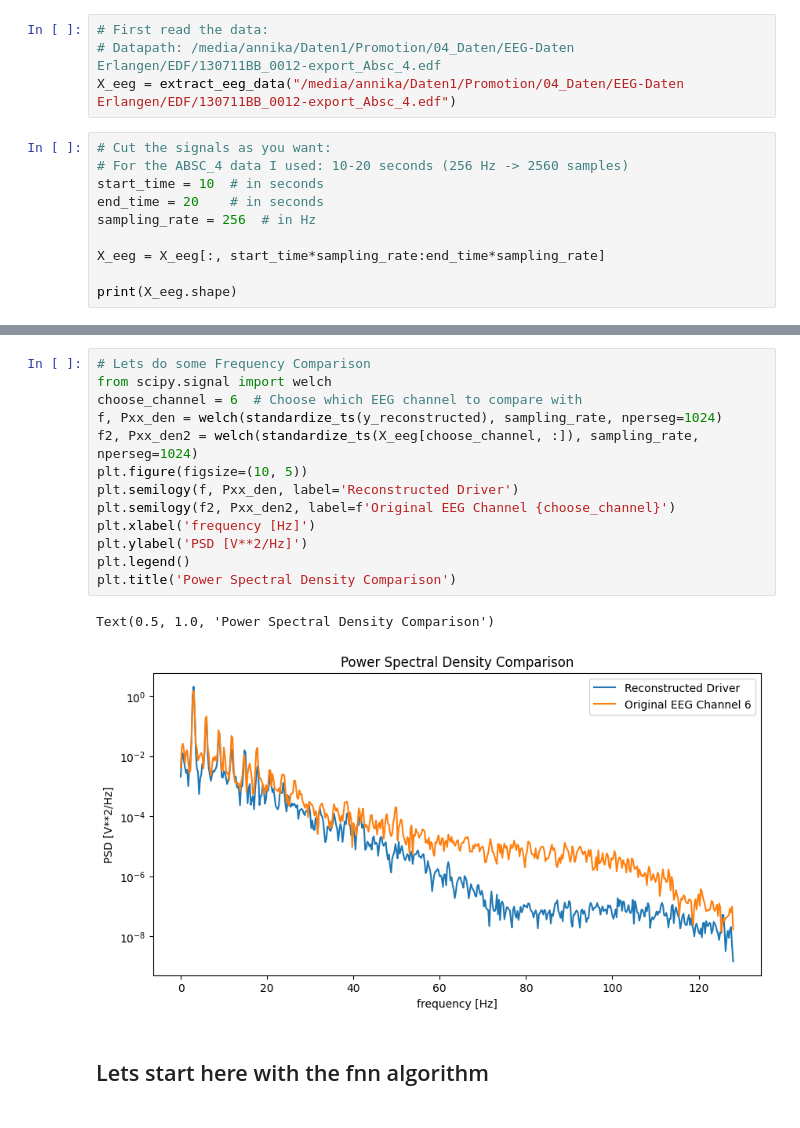
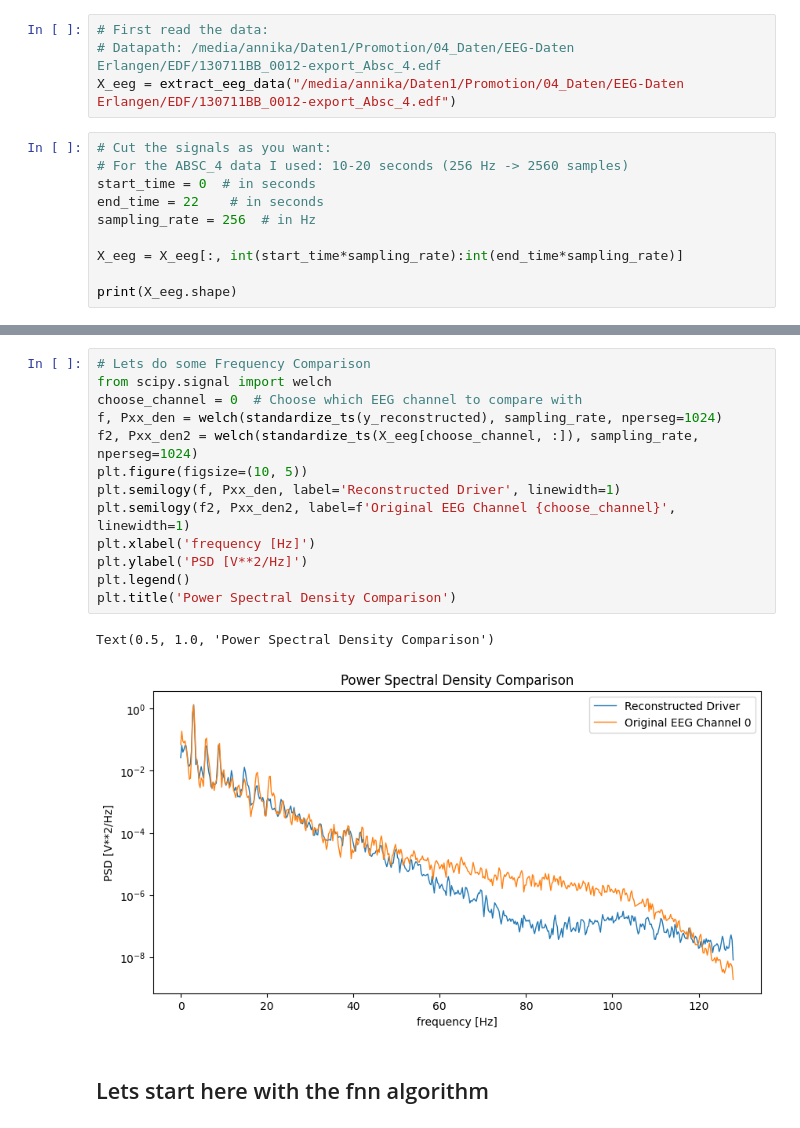
Before and after one commit to annikastiehl/shrec, a Jupyter notebook: demos.ipynb, the cells around one changed output, grey strips where cells are left out. Cells and saved outputs as stored; diff of their text form.

```diff
--- a/demos.ipynb
+++ b/demos.ipynb
@@ -241,11 +253,11 @@ X_eeg = extract_eeg_data("/media/annika/Daten1/Promotion/04_Daten/EEG-Daten Erla
 # %%
 # Cut the signals as you want:
 # For the ABSC_4 data I used: 10-20 seconds (256 Hz -> 2560 samples)
-start_time = 10  # in seconds
-end_time = 20    # in seconds
+start_time = 0  # in seconds
+end_time = 22    # in seconds
 sampling_rate = 256  # in Hz
 
-X_eeg = X_eeg[:, start_time*sampling_rate:end_time*sampling_rate]
+X_eeg = X_eeg[:, int(start_time*sampling_rate):int(end_time*sampling_rate)]
 
 print(X_eeg.shape)
 # %% [output]
@@ -279,18 +297,18 @@ plt.plot(standardize_ts(y_reconstructed))
 # %%
 # Lets do some Frequency Comparison
 from scipy.signal import welch
-choose_channel = 6  # Choose which EEG channel to compare with
+choose_channel = 0  # Choose which EEG channel to compare with
 f, Pxx_den = welch(standardize_ts(y_reconstructed), sampling_rate, nperseg=1024)
 f2, Pxx_den2 = welch(standardize_ts(X_eeg[choose_channel, :]), sampling_rate, nperseg=1024)
 plt.figure(figsize=(10, 5))
-plt.semilogy(f, Pxx_den, label='Reconstructed Driver')
-plt.semilogy(f2, Pxx_den2, label=f'Original EEG Channel {choose_channel}')
+plt.semilogy(f, Pxx_den, label='Reconstructed Driver', linewidth=1)
+plt.semilogy(f2, Pxx_den2, label=f'Original EEG Channel {choose_channel}', linewidth=1)
 plt.xlabel('frequency [Hz]')
 plt.ylabel('PSD [V**2/Hz]')
 plt.legend()
 plt.title('Power Spectral Density Comparison')
 # %% [output]
 Text(0.5, 1.0, 'Power Spectral Density Comparison')
-[figure, old version]
+[figure, new version]
 # %% [markdown]
 ## Lets start here with the fnn algorithm
```
Also changed, not shown: parts of 11 cells of this notebook.
